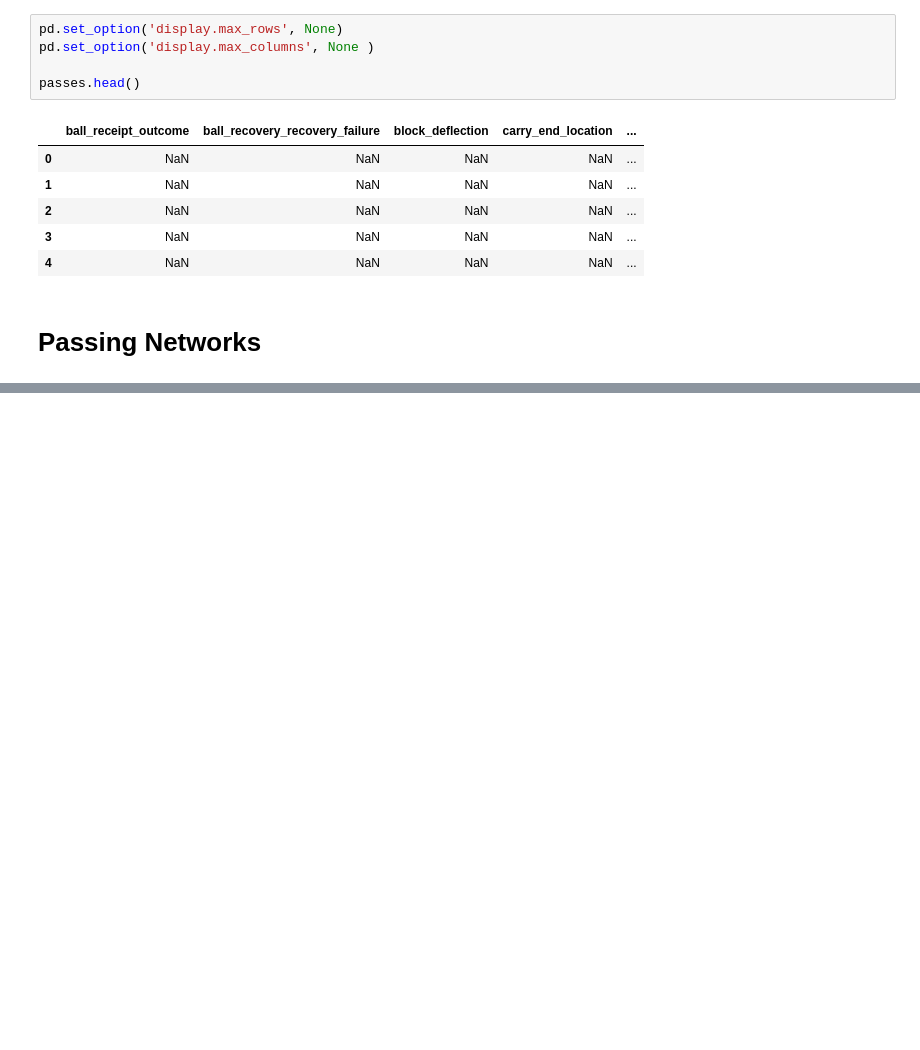
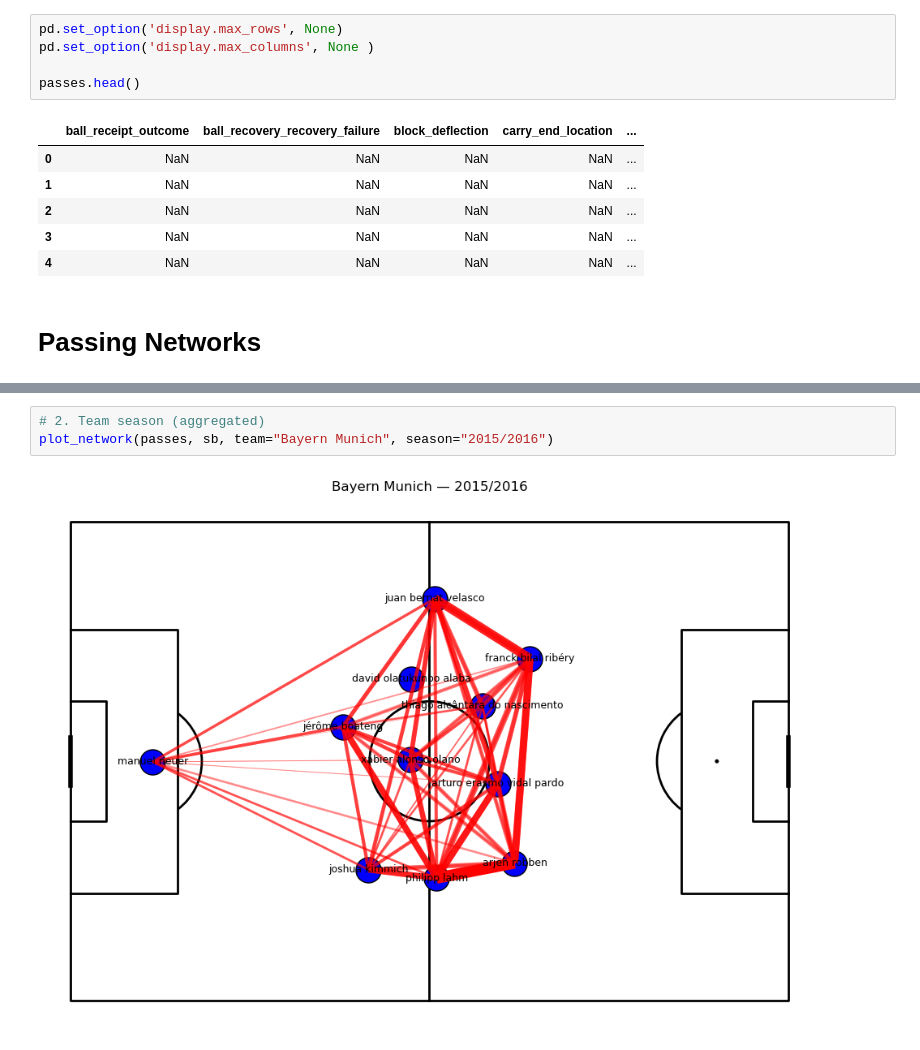
Before and after one commit to vickyfriss/Football-analytics, a Jupyter notebook: 202605 - 2 - How to build Passing Networks.ipynb, the cells around one changed output, grey strips where cells are left out. Saved outputs shown, nothing was run; the diff lists cells and outputs as text; blank space fills up the shorter version.

```diff
--- a/202605 - 2 - How to build Passing Networks.ipynb
+++ b/202605 - 2 - How to build Passing Networks.ipynb
@@ -819,0 +1549,5 @@ plot_all_seasons_grid(
+# %%
+# 2. Team season (aggregated)
+plot_network(passes, sb, team="Bayern Munich", season="2015/2016")
+# %% [output]
+[figure, added]
```
Also changed, not shown: parts of 15 cells of this notebook.
